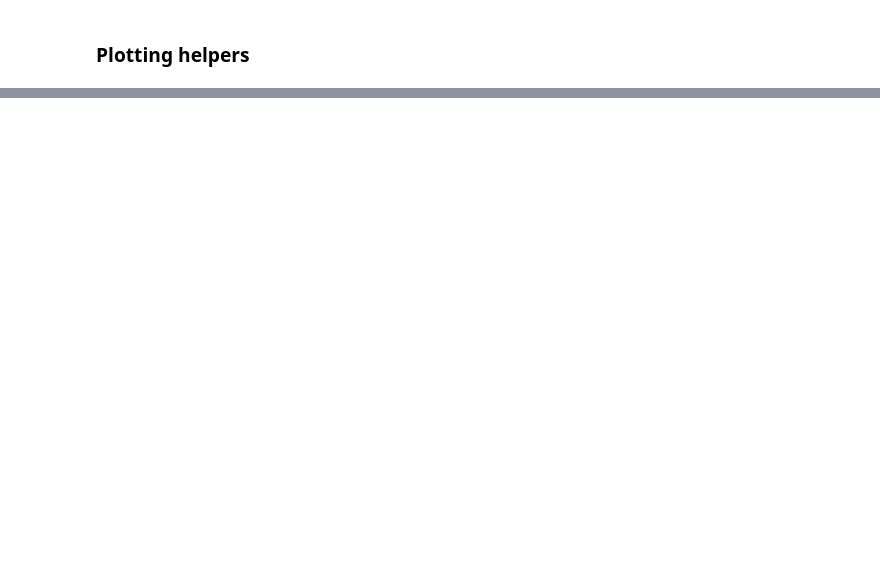
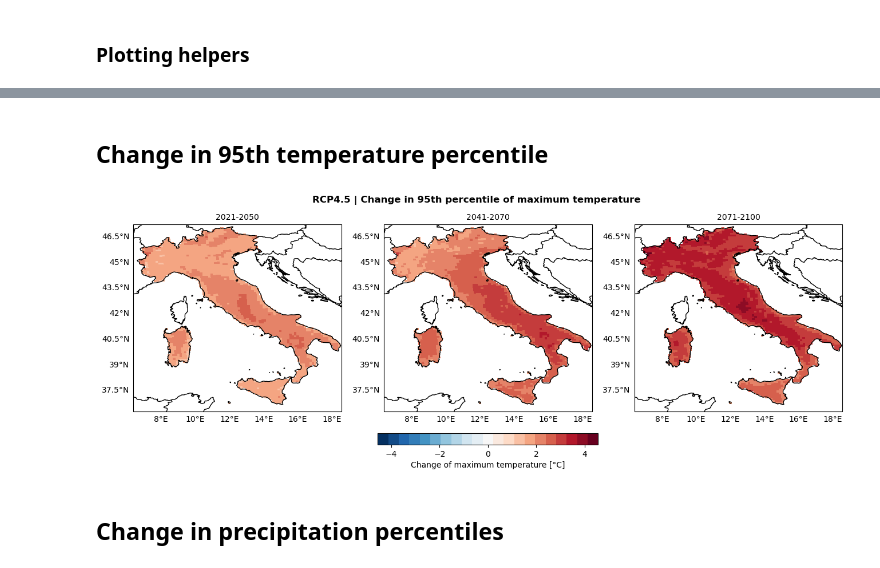
Before and after one commit to CLIMAAX/MULTI, a Jupyter notebook: 01_Infrastructure_heat_precipitation/Hazard_indicators_plot_change.ipynb, the cells around one changed output, grey strips where cells are left out. Saved outputs shown, nothing was run; the diff lists cells and outputs as text; code cells hidden in the pictures; blank space fills up the shorter version.

```diff
--- a/01_Infrastructure_heat_precipitation/Hazard_indicators_plot_change.ipynb
+++ b/01_Infrastructure_heat_precipitation/Hazard_indicators_plot_change.ipynb
@@ -44,0 +102,29 @@ def configure_map(ax, title=None):
+# %% [markdown]
+## Change in 95th temperature percentile
+# %%
+tmax_change = compute_change(f'Temp_P95.nc')["tmax2m"]
+# %%
+fig, axs = plt.subplots(nrows=1, ncols=len(indicators_future_path),
+        figsize=(16, 5), subplot_kw={'projection': ccrs.PlateCarree()})
+fig.suptitle(f'{global_title} | Change in 95th percentile of maximum temperature', fontweight='bold')
+
+lim = np.abs(tmax_change).max()
+plot_kwargs = {
+    'cmap': plt.get_cmap('RdBu_r', 21),
+    'vmin': -lim,
+    'vmax': lim,
+    'transform': ccrs.PlateCarree()
+}
+
+for ax, period in zip(axs, indicators_future_path):
+    configure_map(ax, title=period)
+    da = tmax_change.sel(period=period)
+    im = ax.pcolormesh(da['longitude'], da['latitude'], da, **plot_kwargs)
+
+fig.colorbar(im, ax=axs, orientation='horizontal', fraction=0.05, pad=0.1, label='Change of maximum temperature [°C]')
+
+fig.savefig(os.path.join(output_maps, "Temp_P95_change.png"))
+# %% [output]
+[figure, added]
+# %% [markdown]
+## Change in precipitation percentiles
```
Also changed, not shown: parts of 14 cells of this notebook, 2 other files.
